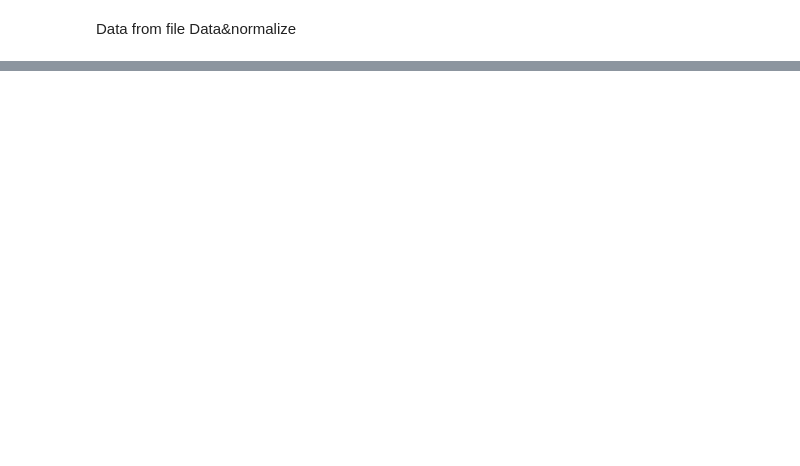
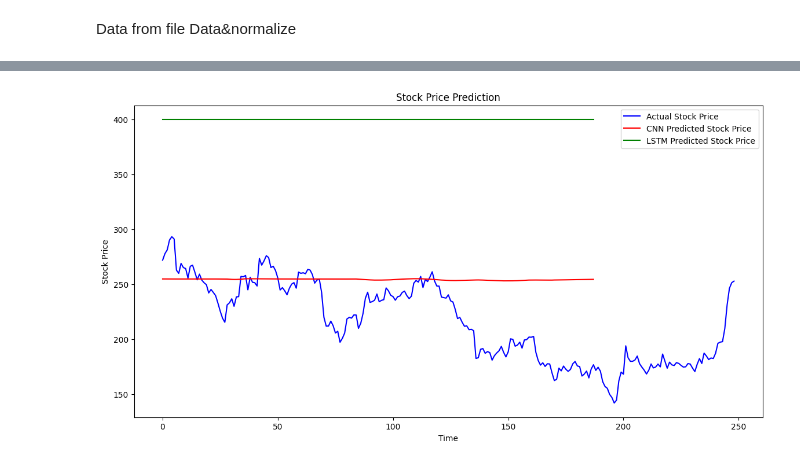
Before and after one commit to porchportal/stock-market-prediction-by--multi-Task-learning, a Jupyter notebook: VScodeML@2/Model/LSTM&CNN.ipynb, the cells around one changed output, grey strips where cells are left out. Drawn from its saved outputs; the diff is of its cells as text; code cells hidden in the pictures; blank space fills up the shorter version.

```diff
--- a/VScodeML@2/Model/LSTM&CNN.ipynb
+++ b/VScodeML@2/Model/LSTM&CNN.ipynb
@@ -95,0 +374,11 @@ model.summary()
+# %%
+cnn_predictions = cnn_model.predict(X_test)
+lstm_predictions = lstm_model.predict(X_test)
+
+# Inverse transform the predictions
+cnn_predictions = scaler.inverse_transform(cnn_predictions)
+lstm_predictions = scaler.inverse_transform(lstm_predictions)
+
+# Prepare the actual values for comparison
+Y_test = Y_test.reshape(-1, 1)
+Y_test = scaler.inverse_transform(Y_test)
@@ -95,0 +389,23 @@ model.summary()
+# %%
+import matplotlib.pyplot as plt
+
+# Plotting the results
+plt.figure(figsize=(14, 7))
+
+# Plot the actual prices
+plt.plot(scaler.inverse_transform(
+    scaled_data[training_size:]), color='blue', label='Actual Stock Price')
+
+# Plot the CNN predicted prices
+plt.plot(cnn_predictions, color='red', label='CNN Predicted Stock Price')
+
+# Plot the LSTM predicted prices
+plt.plot(lstm_predictions, color='green', label='LSTM Predicted Stock Price')
+
+plt.title('Stock Price Prediction')
+plt.xlabel('Time')
+plt.ylabel('Stock Price')
+plt.legend()
+plt.show()
+# %% [output]
+[figure, added]
```
Also changed, not shown: parts of 17 cells of this notebook, 2 other files.
